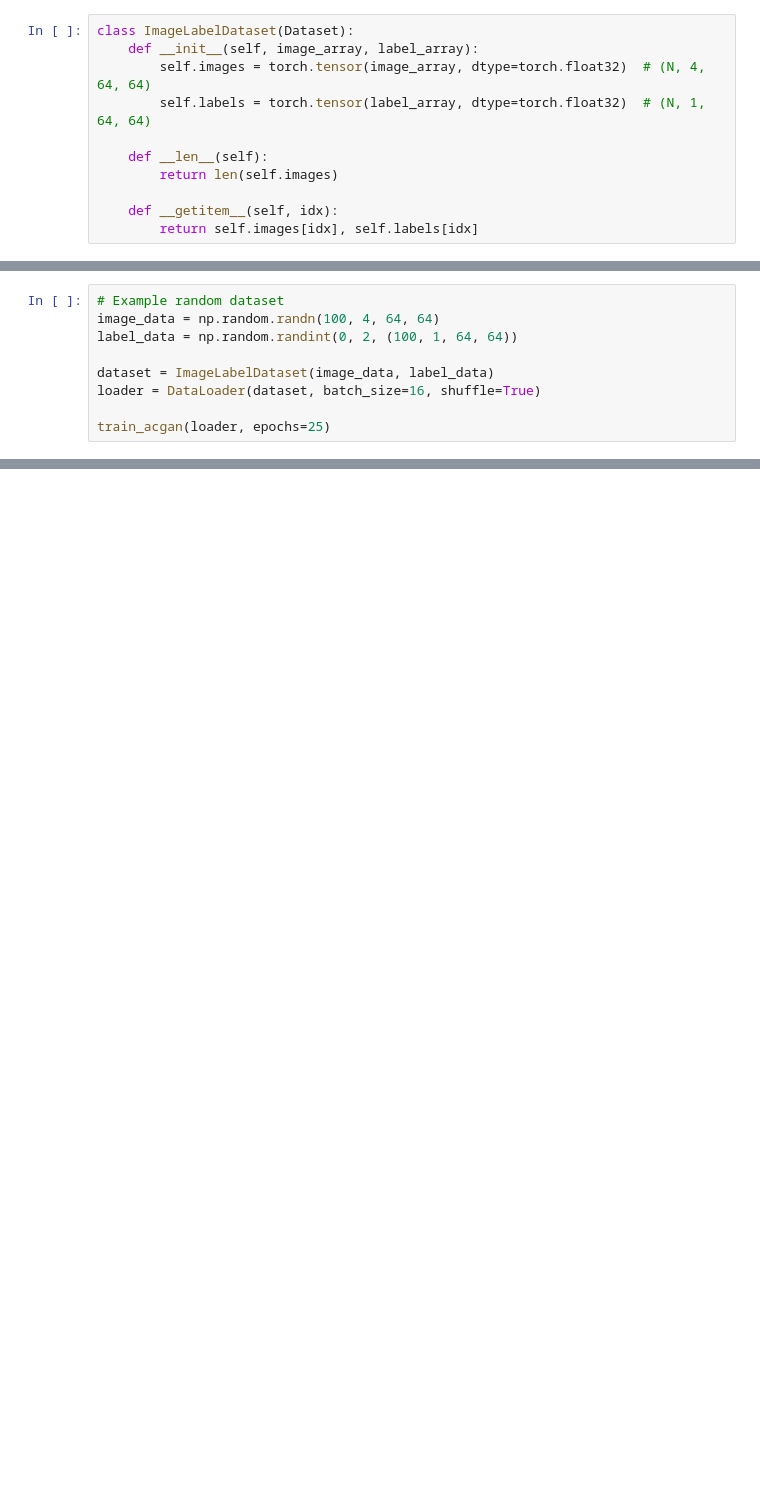
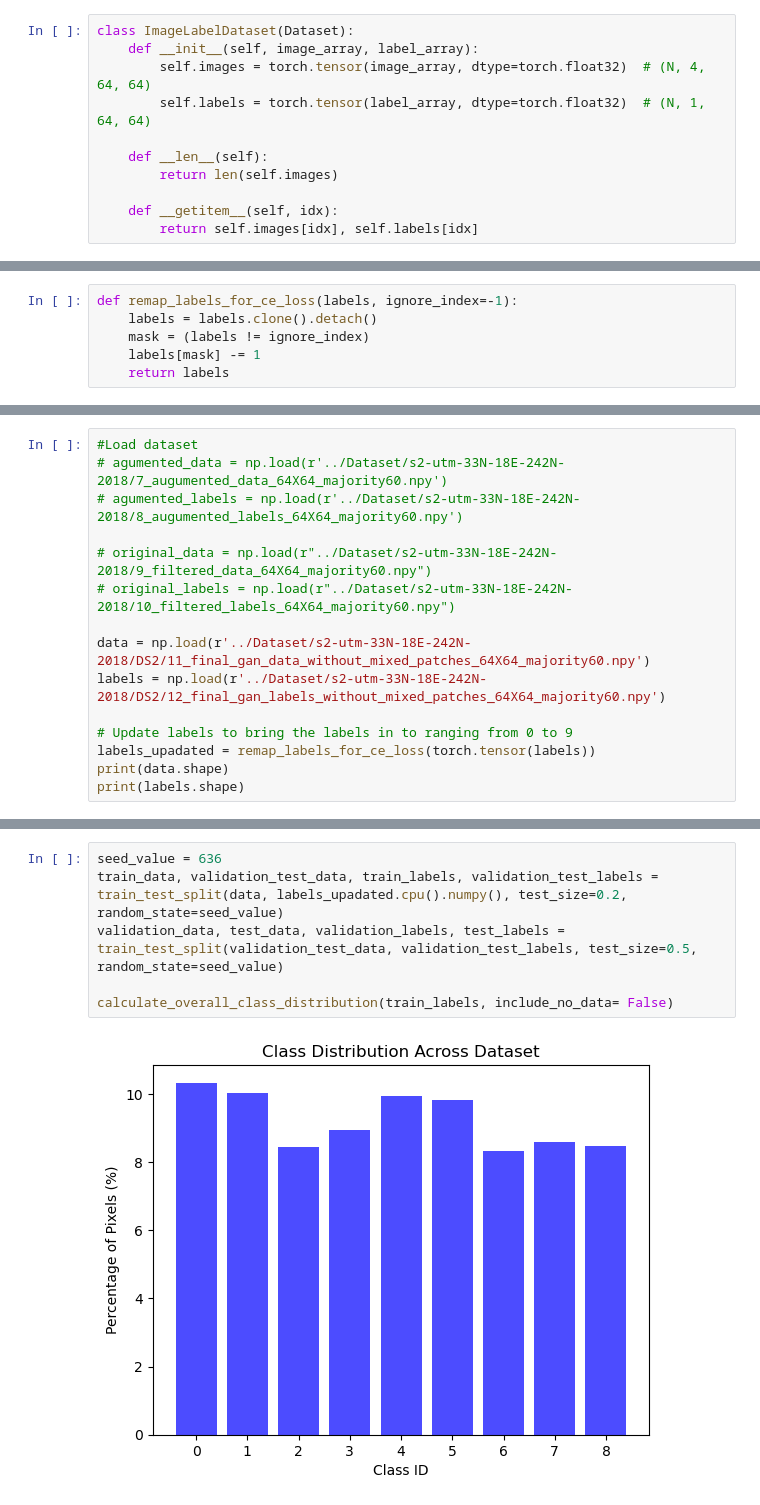
Before and after one commit to Suhaas0079/Farmland-Classification-using-Remote-Sensing, a Jupyter notebook: Notebooks/Spatial GAN.ipynb, the cells around one changed output, grey strips where cells are left out. Cells and saved outputs as stored; diff of their text form; blank space fills up the shorter version.

```diff
--- a/Notebooks/Spatial GAN.ipynb
+++ b/Notebooks/Spatial GAN.ipynb
@@ -402,9 +46,0 @@ def train_acgan(dataloader, epochs=10):
-# %%
-# Example random dataset
-image_data = np.random.randn(100, 4, 64, 64)
-label_data = np.random.randint(0, 2, (100, 1, 64, 64))
-
-dataset = ImageLabelDataset(image_data, label_data)
-loader = DataLoader(dataset, batch_size=16, shuffle=True)
-
-train_acgan(loader, epochs=25)
@@ -491,0 +47,6 @@ array([[[-2.97512817e+00, -3.38091582e-01, -2.96934932e-01,
+# %%
+def remap_labels_for_ce_loss(labels, ignore_index=-1):
+    labels = labels.clone().detach()
+    mask = (labels != ignore_index)
+    labels[mask] -= 1
+    return labels
@@ -491,0 +157,15 @@ array([[[-2.97512817e+00, -3.38091582e-01, -2.96934932e-01,
+# %%
+#Load dataset
+# agumented_data = np.load(r'../Dataset/s2-utm-33N-18E-242N-2018/7_augumented_data_64X64_majority60.npy')
+# agumented_labels = np.load(r'../Dataset/s2-utm-33N-18E-242N-2018/8_augumented_labels_64X64_majority60.npy')
+
+# original_data = np.load(r"../Dataset/s2-utm-33N-18E-242N-2018/9_filtered_data_64X64_majority60.npy")
+# original_labels = np.load(r"../Dataset/s2-utm-33N-18E-242N-2018/10_filtered_labels_64X64_majority60.npy")
+
+data = np.load(r'../Dataset/s2-utm-33N-18E-242N-2018/DS2/11_final_gan_data_without_mixed_patches_64X64_majority60.npy')
+labels = np.load(r'../Dataset/s2-utm-33N-18E-242N-2018/DS2/12_final_gan_labels_without_mixed_patches_64X64_majority60.npy')
+
+# Update labels to bring the labels in to ranging from 0 to 9
+labels_upadated = remap_labels_for_ce_loss(torch.tensor(labels))
+print(data.shape)
+print(labels.shape)
@@ -491,0 +175,8 @@ array([[[-2.97512817e+00, -3.38091582e-01, -2.96934932e-01,
+# %%
+seed_value = 636
+train_data, validation_test_data, train_labels, validation_test_labels = train_test_split(data, labels_upadated.cpu().numpy(), test_size=0.2, random_state=seed_value)
+validation_data, test_data, validation_labels, test_labels = train_test_split(validation_test_data, validation_test_labels, test_size=0.5, random_state=seed_value)
+
+calculate_overall_class_distribution(train_labels, include_no_data= False)
+# %% [output]
+[figure, added]
```
Also changed, not shown: parts of 41 cells of this notebook, 5 other files.
